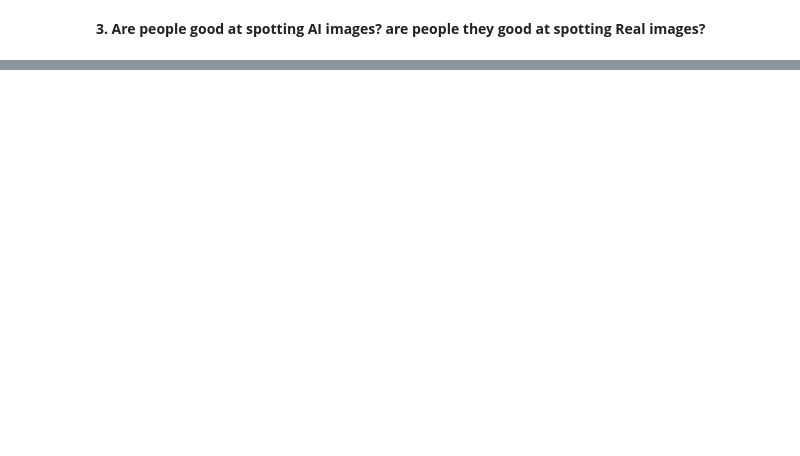
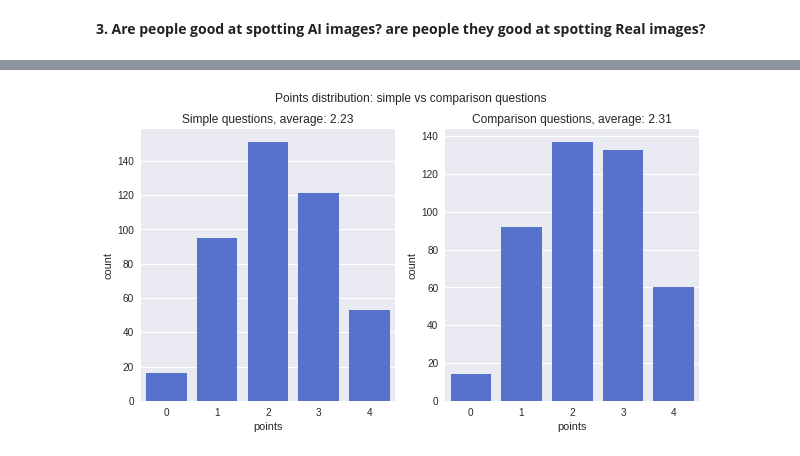
Before and after one commit to ShalyginaA/artificial-or-real-version2, a Jupyter notebook: main_analysis.ipynb, the cells around one changed output, grey strips where cells are left out. Saved outputs shown, nothing was run; the diff lists cells and outputs as text; code cells hidden in the pictures; blank space fills up the shorter version.

```diff
--- a/main_analysis.ipynb
+++ b/main_analysis.ipynb
@@ -279,0 +282,3 @@ plt.show()
+# %%
+df4 = df[people_cols_mapped]
+df4
@@ -279,0 +299,3 @@ plt.show()
+# %%
+df4['sum_points_simple'] = np.sum(df4[people_simple_cols_mapped], axis = 1)
+df4['sum_points_comp'] = np.sum(df4[people_comp_cols_mapped], axis = 1)
@@ -279,0 +318,22 @@ plt.show()
+# %%
+fig, (ax1, ax2) = plt.subplots(1, 2, figsize=(10,5))
+
+hist1 = sns.countplot(x = 'sum_points_simple',
+                      data = df4,
+                      color = "royalblue",
+                      ax = ax1)
+ax1.set_xlabel('points')
+ax1.set_title('Simple questions, average: ' + str(np.round(np.mean(df4['sum_points_simple']),2)))
+
+hist2 = sns.countplot(x = 'sum_points_comp',
+                      data = df4,
+                      color = "royalblue",
+                      ax = ax2)
+
+ax2.set_xlabel('points')
+ax2.set_title('Comparison questions, average: ' + str(np.round(np.mean(df4['sum_points_comp']),2)))
+
+fig.suptitle("Points distribution: simple vs comparison questions")
+plt.show()
+# %% [output]
+[figure, added]
```
Also changed, not shown: parts of 12 cells of this notebook.
